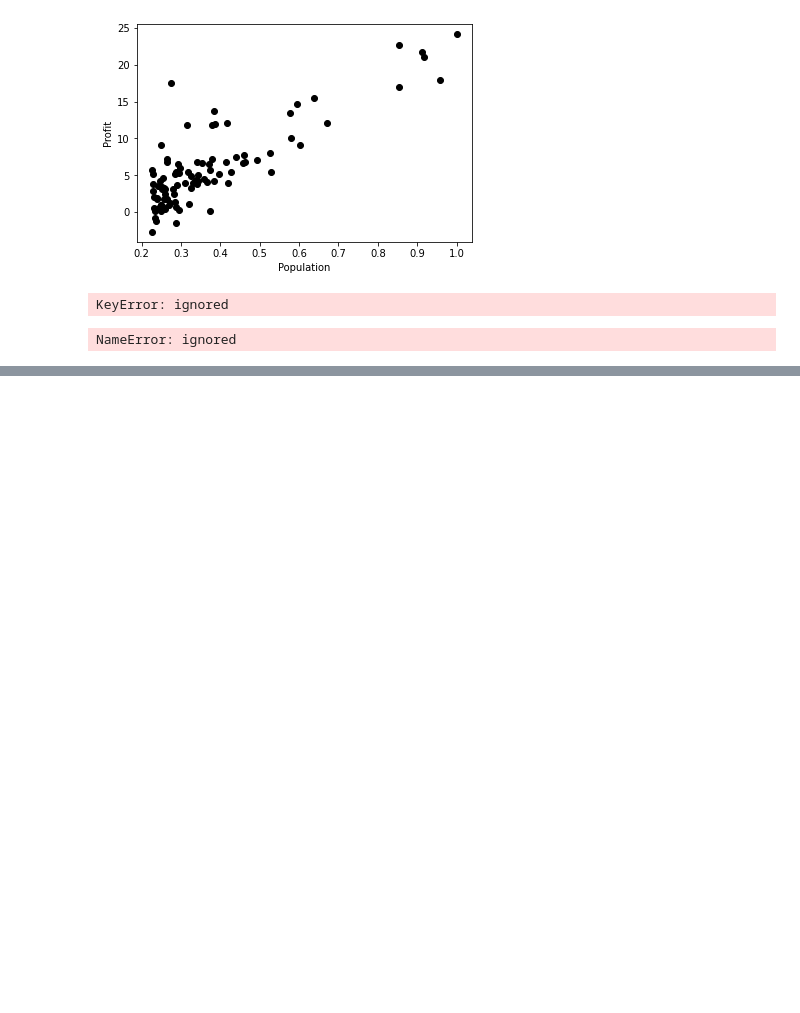
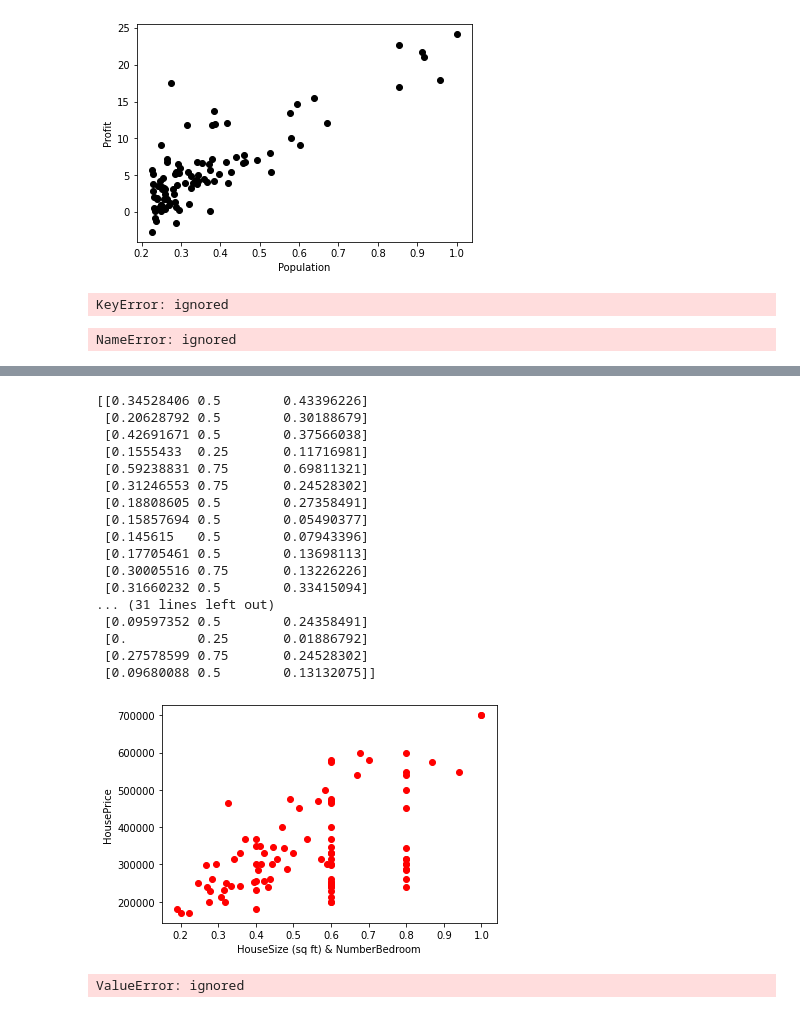
Before and after one commit to mollym55/CS5262-Week8, a Jupyter notebook: Week08_Miller_millemh2.ipynb, the cells around one changed output, grey strips where cells are left out. Drawn from its saved outputs; the diff is of its cells as text; code cells hidden in the pictures; blank space fills up the shorter version.

```diff
--- a/Week08_Miller_millemh2.ipynb
+++ b/Week08_Miller_millemh2.ipynb
@@ -39,6 +42,9 @@ x_data = fd['Population']
 y_data = fd['Profit']
 x_data /= np.max(x_data)
 # %%
+scaler = MinMaxScaler()
+scaled = scaler.fit_transform(fd)
+print(scaled)
 plt.plot(x_data, y_data, 'o', color='black');
 plt.xlabel("Population")
 plt.ylabel("Profit");
@@ -85,3 +108,8 @@ while True:
     w = new_w
 # %% [output]
 NameError: ignored
+# %%
+hd = pd.read_csv('https://raw.githubusercontent.com/mollym55/CS5262-Week8/master/housing_price_data.txt')
+display(hd.head())
+hd.info()
+hd.isna().sum()
@@ -87,0 +137,28 @@ NameError: ignored
+# %%
+x = hd[['HouseSize (sq ft)', 'NumberBedroom']]
+y = hd['HousePrice']
+x /= np.max(x)
+scaled2 = scaler.fit_transform(hd)
+print(scaled2)
+plt.plot(x, y, 'o', color='red');
+plt.xlabel("HouseSize (sq ft) & NumberBedroom")
+plt.ylabel("HousePrice");
+# %% [output]
+[[0.34528406 0.5        0.43396226]
+ [0.20628792 0.5        0.30188679]
+ [0.42691671 0.5        0.37566038]
+ [0.1555433  0.25       0.11716981]
+ [0.59238831 0.75       0.69811321]
+ [0.31246553 0.75       0.24528302]
+ [0.18808605 0.5        0.27358491]
+ [0.15857694 0.5        0.05490377]
+ [0.145615   0.5        0.07943396]
+ [0.17705461 0.5        0.13698113]
+ [0.30005516 0.75       0.13226226]
+ [0.31660232 0.5        0.33415094]
+... (31 lines left out)
+ [0.09597352 0.5        0.24358491]
+ [0.         0.25       0.01886792]
+ [0.27578599 0.75       0.24528302]
+ [0.09680088 0.5        0.13132075]]
+[figure, added]
@@ -87,0 +174,24 @@ NameError: ignored
+# %%
+w = np.random.randn(2)
+alpha = 0.5
+tolerance = 1e-5
+
+# Perform Gradient Descent
+iterations = 1
+while True:
+    gradient, error = get_gradient(w, train_x, train_y)
+    new_w = w - alpha * gradient
+
+    # Stopping Condition
+    if np.sum(abs(new_w - w)) < tolerance:
+        print ("Converged.")
+        break
+
+    # Print error every 50 iterations
+    if iterations % 100 == 0:
+        print ("Iteration: %d - Error: %.4f" %(iterations, error))
+
+    iterations += 1
+    w = new_w
+# %% [output]
+ValueError: ignored
```
Also changed, not shown: parts of 8 cells of this notebook.
